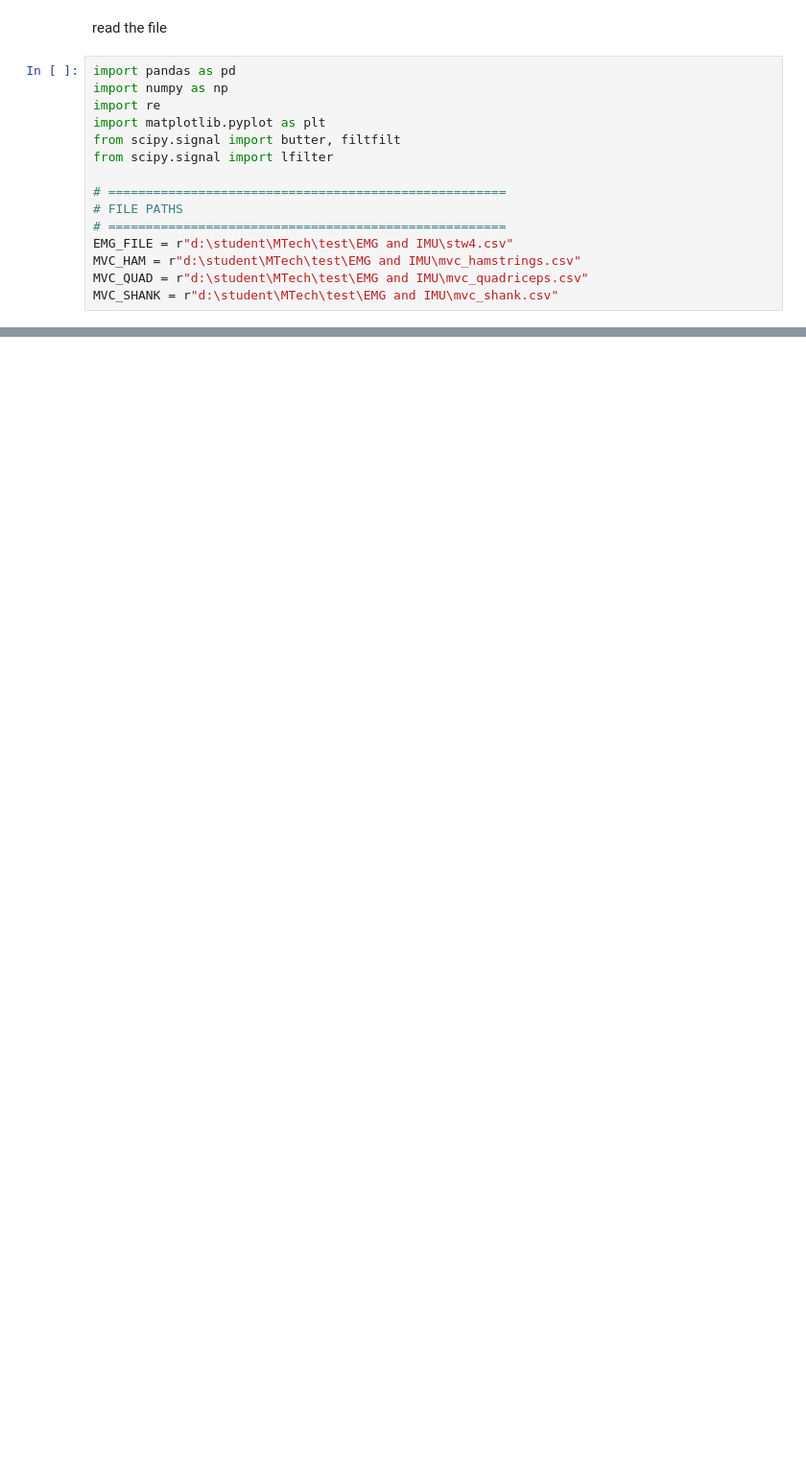
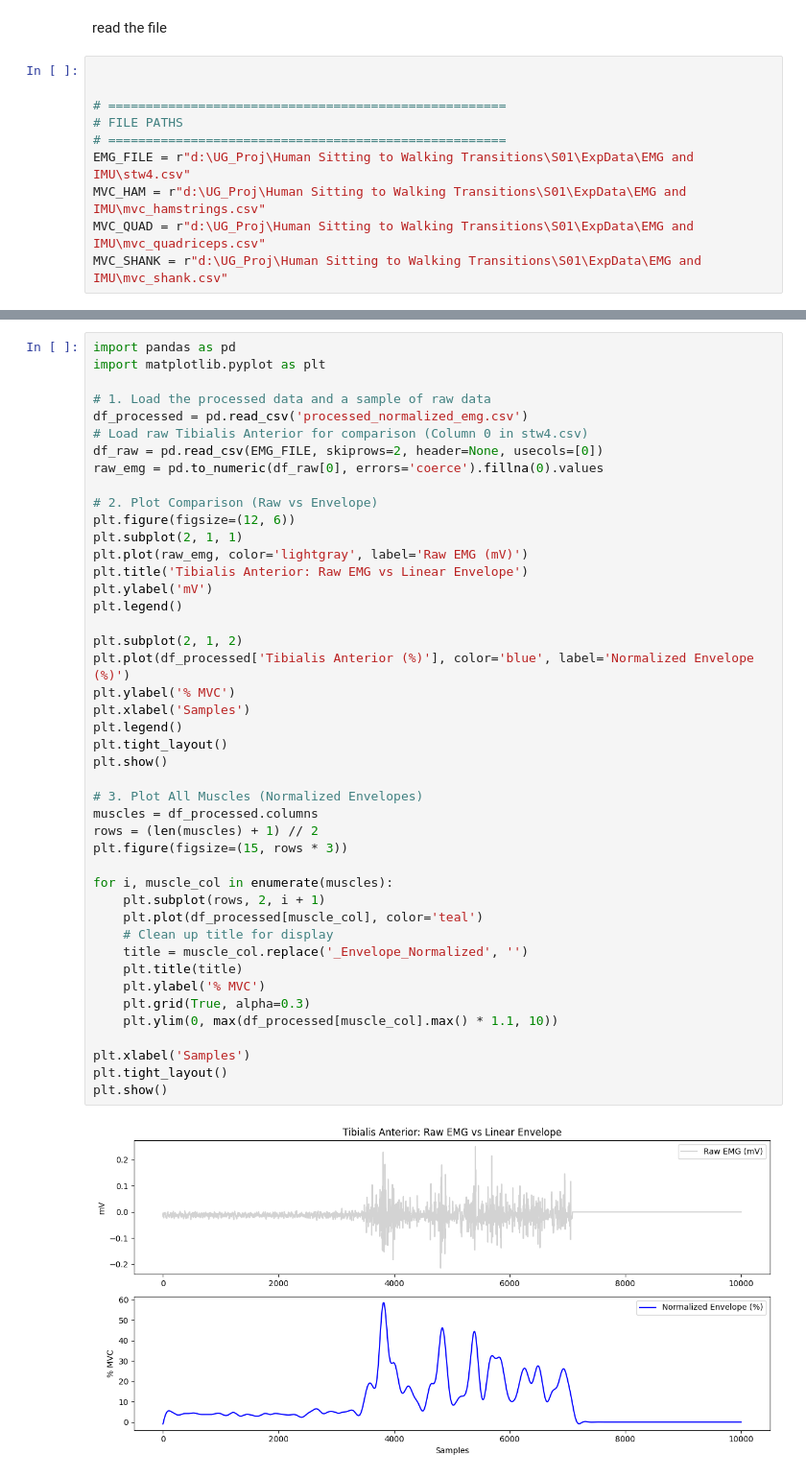
Before and after one commit to RiteshGupta-02/opensim_pipeline_batch_processing, a Jupyter notebook: EMG.ipynb, the cells around one changed output, grey strips where cells are left out. Shown at 96% size. Saved outputs shown, nothing was run; the diff lists cells and outputs as text; blank space fills up the shorter version.

Commit message:
emg_enveloped added

```diff
--- a/EMG.ipynb
+++ b/EMG.ipynb
@@ -1,17 +1,12 @@
 # %% [markdown]
 read the file
 # %%
-import pandas as pd
-import numpy as np
-import re
-import matplotlib.pyplot as plt
-from scipy.signal import butter, filtfilt
-from scipy.signal import lfilter
+
 
 # =====================================================
 # FILE PATHS
 # =====================================================
-EMG_FILE = r"d:\student\MTech\test\EMG and IMU\stw4.csv"
-MVC_HAM = r"d:\student\MTech\test\EMG and IMU\mvc_hamstrings.csv"
-MVC_QUAD = r"d:\student\MTech\test\EMG and IMU\mvc_quadriceps.csv"
-MVC_SHANK = r"d:\student\MTech\test\EMG and IMU\mvc_shank.csv"
+EMG_FILE = r"d:\UG_Proj\Human Sitting to Walking Transitions\S01\ExpData\EMG and IMU\stw4.csv"
+MVC_HAM = r"d:\UG_Proj\Human Sitting to Walking Transitions\S01\ExpData\EMG and IMU\mvc_hamstrings.csv"
+MVC_QUAD = r"d:\UG_Proj\Human Sitting to Walking Transitions\S01\ExpData\EMG and IMU\mvc_quadriceps.csv"
+MVC_SHANK = r"d:\UG_Proj\Human Sitting to Walking Transitions\S01\ExpData\EMG and IMU\mvc_shank.csv"
@@ -232,0 +81,46 @@ plt.show()
+# %%
+import pandas as pd
+import matplotlib.pyplot as plt
+
+# 1. Load the processed data and a sample of raw data
+df_processed = pd.read_csv('processed_normalized_emg.csv')
+# Load raw Tibialis Anterior for comparison (Column 0 in stw4.csv)
+df_raw = pd.read_csv(EMG_FILE, skiprows=2, header=None, usecols=[0])
+raw_emg = pd.to_numeric(df_raw[0], errors='coerce').fillna(0).values
+
+# 2. Plot Comparison (Raw vs Envelope)
+plt.figure(figsize=(12, 6))
+plt.subplot(2, 1, 1)
+plt.plot(raw_emg, color='lightgray', label='Raw EMG (mV)')
+plt.title('Tibialis Anterior: Raw EMG vs Linear Envelope')
+plt.ylabel('mV')
+plt.legend()
+
+plt.subplot(2, 1, 2)
+plt.plot(df_processed['Tibialis Anterior (%)'], color='blue', label='Normalized Envelope (%)')
+plt.ylabel('% MVC')
+plt.xlabel('Samples')
+plt.legend()
+plt.tight_layout()
+plt.show()
+
+# 3. Plot All Muscles (Normalized Envelopes)
+muscles = df_processed.columns
+rows = (len(muscles) + 1) // 2
+plt.figure(figsize=(15, rows * 3))
+
+for i, muscle_col in enumerate(muscles):
+    plt.subplot(rows, 2, i + 1)
+    plt.plot(df_processed[muscle_col], color='teal')
+    # Clean up title for display
+    title = muscle_col.replace('_Envelope_Normalized', '')
+    plt.title(title)
+    plt.ylabel('% MVC')
+    plt.grid(True, alpha=0.3)
+    plt.ylim(0, max(df_processed[muscle_col].max() * 1.1, 10))
+
+plt.xlabel('Samples')
+plt.tight_layout()
+plt.show()
+# %% [output]
+[figure, added]
```
Also changed, not shown: parts of 11 cells of this notebook.
